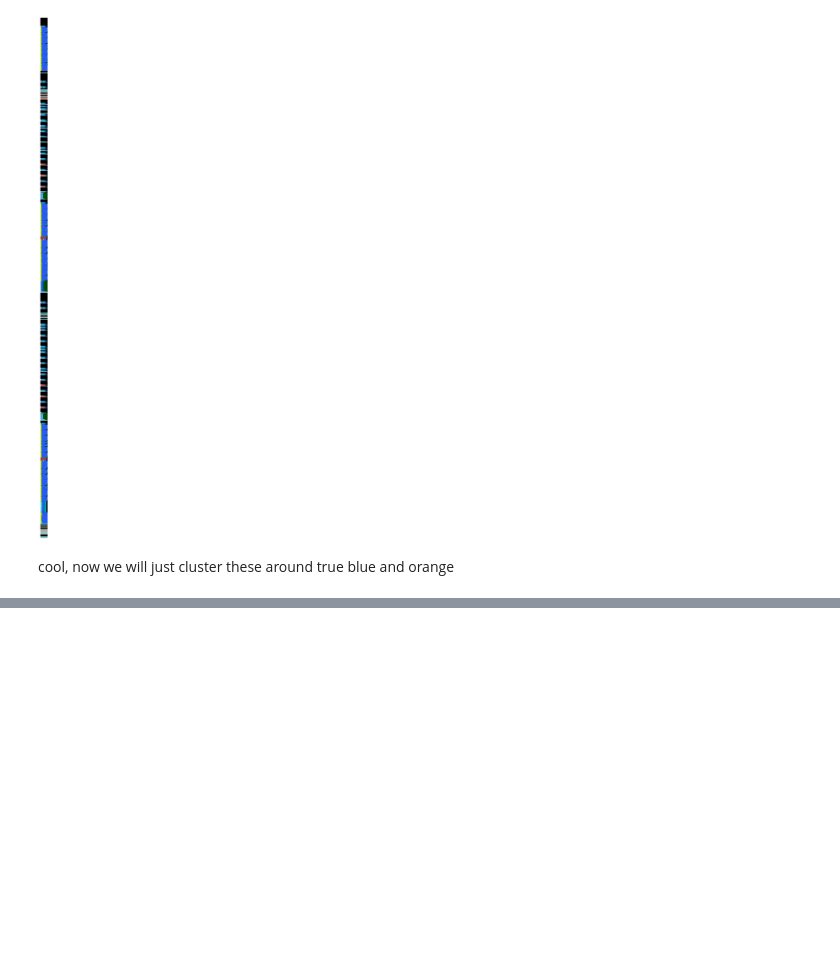
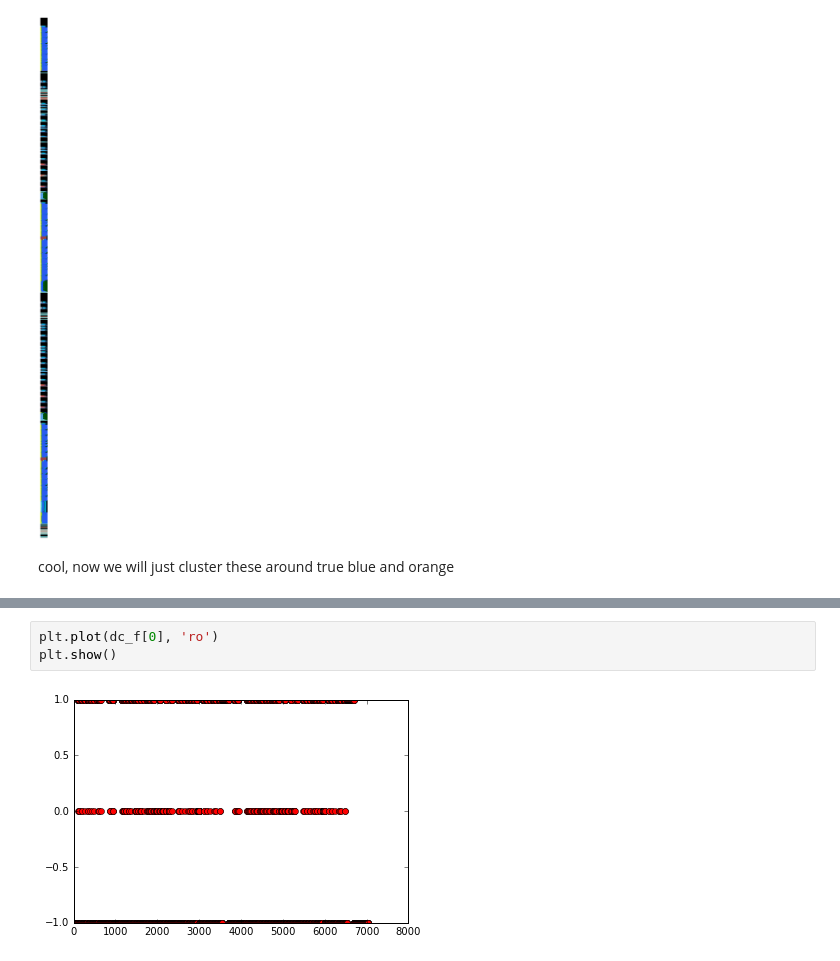
Before and after one commit to pussinboot/tAIko, a Jupyter notebook: notebooks/restart.ipynb, the cells around one changed output, grey strips where cells are left out. Cells and saved outputs as stored; diff of their text form; blank space fills up the shorter version.

```diff
--- a/notebooks/restart.ipynb
+++ b/notebooks/restart.ipynb
@@ -393,0 +488,5 @@ cool, now we will just cluster these around true blue and orange
+# %%
+plt.plot(dc_f[0], 'ro')
+plt.show()
+# %% [output]
+[figure, added]
```
Also changed, not shown: parts of 17 cells of this notebook.
